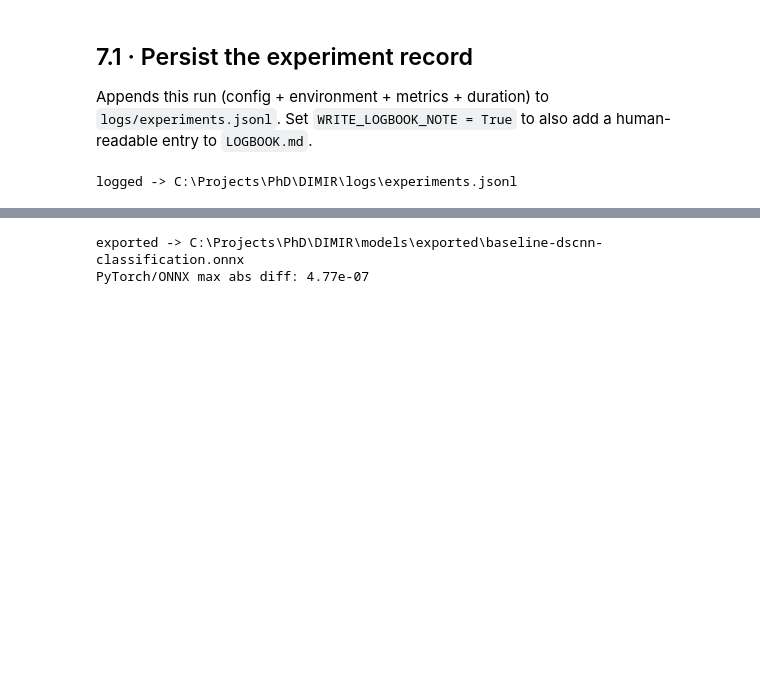
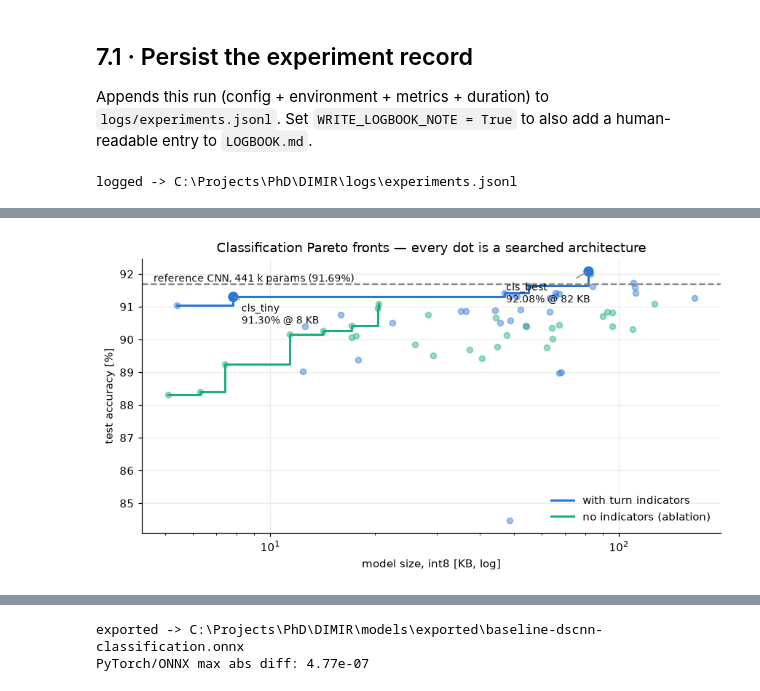
Before and after one commit to SepehrMohammady/Lane-Change-MCU, a Jupyter notebook: notebooks/dmir_pipeline.ipynb, the cells around one changed output, grey strips where cells are left out. Saved outputs shown, nothing was run; the diff lists cells and outputs as text; code cells hidden in the pictures; blank space fills up the shorter version.

```diff
--- a/notebooks/dmir_pipeline.ipynb
+++ b/notebooks/dmir_pipeline.ipynb
@@ -239,0 +236,5 @@ TO-DO before implementation: confirm target MCU (flash/RAM budget) and deploymen
+# %%
+from src import results_viz as rv
+
+fronts = rv.load_fronts()
+rv.front_summary(fronts)
@@ -239,0 +253,4 @@ TO-DO before implementation: confirm target MCU (flash/RAM budget) and deploymen
+# %%
+rv.plot_classification_front(fronts);
+# %% [output]
+[figure, added]
```
Also changed, not shown: parts of 18 cells of this notebook, 2 other files.
